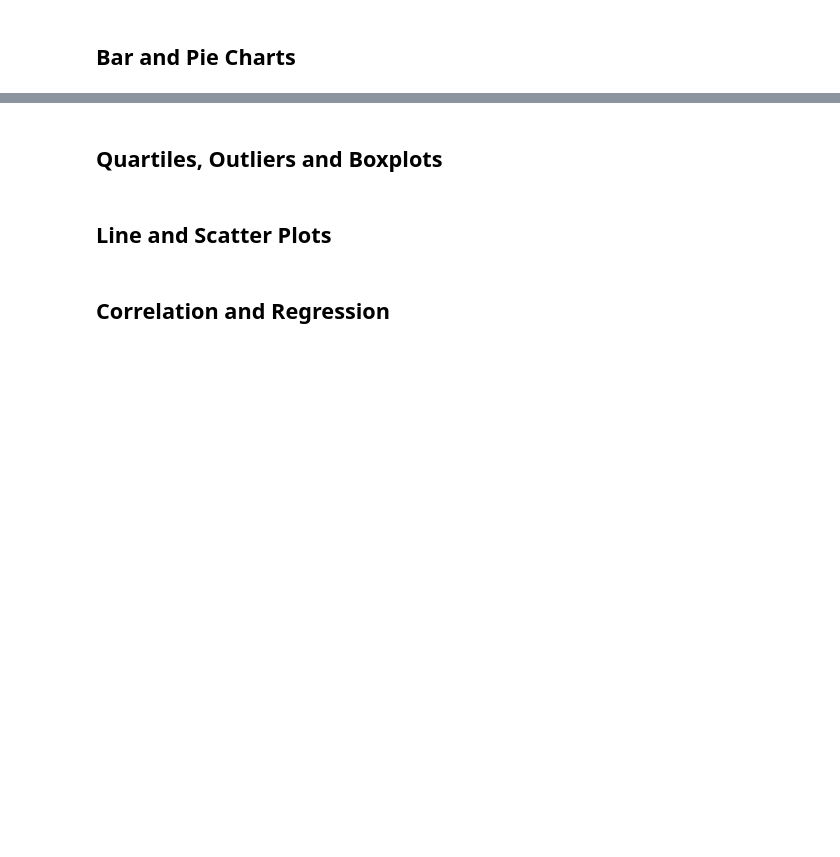
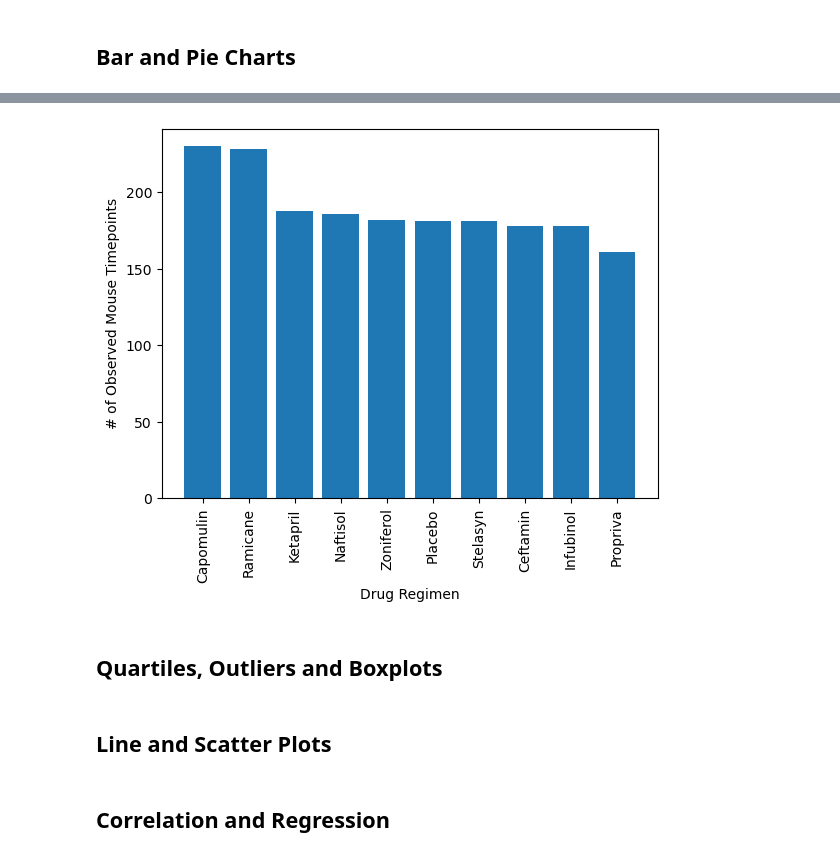
Before and after one commit to rmathena79/matplotlib-challenge, a Jupyter notebook: pymaceuticals_RPM.ipynb, the cells around one changed output, grey strips where cells are left out. Cells and saved outputs as stored; diff of their text form; code cells hidden in the pictures; blank space fills up the shorter version.

```diff
--- a/pymaceuticals_RPM.ipynb
+++ b/pymaceuticals_RPM.ipynb
@@ -169,5 +221,13 @@ clean_df[COL_MOUSE_ID].nunique()
 # %%
 # Generate a bar plot showing the total number of rows (Mouse ID/Timepoints) for each drug regimen using pyplot.
+counts = clean_df.groupby(COL_DRUG)[COL_TIME].count().sort_values(ascending=False)
+plt.bar(counts.index, counts)
+plt.xlabel(counts.index.name)
+plt.ylabel("# of Observed Mouse Timepoints")
+plt.xticks(rotation=90)
+plt.show()
+# %% [output]
+[figure, added]
 # %%
 # Generate a pie chart, using Pandas, showing the distribution of unique female versus male mice used in the study
 
```
Also changed, not shown: parts of 6 cells of this notebook, 1 other file.
